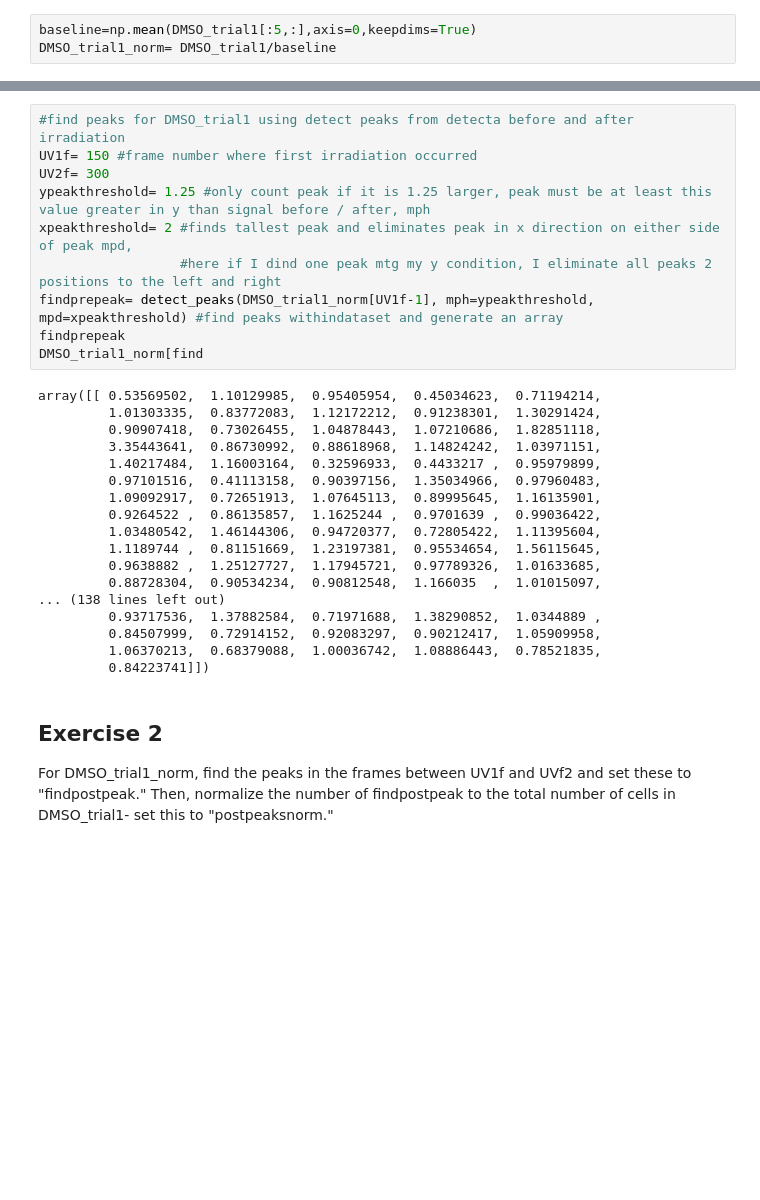
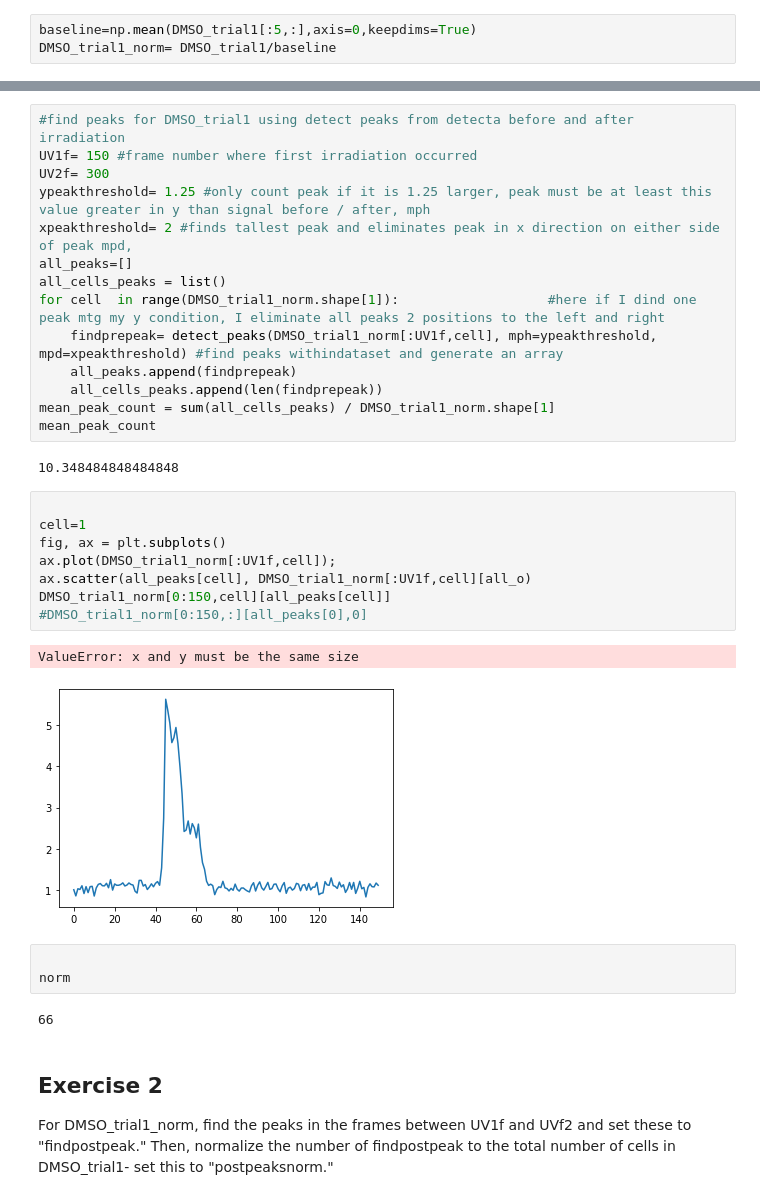
Before and after one commit to sarahigarza/Vollum_Python_ClassProj, a Jupyter notebook: live imaging with probes analysis.ipynb, the cells around one changed output, grey strips where cells are left out. Cells and saved outputs as stored; diff of their text form; blank space fills up the shorter version.

```diff
--- a/live imaging with probes analysis.ipynb
+++ b/live imaging with probes analysis.ipynb
@@ -40,31 +40,35 @@ There is no findpeaks function in python, but Marcos Duarte wrote a package call
-# %%
-#find peaks for DMSO_trial1 using detect peaks from detecta before and after irradiation
-UV1f= 150 #frame number where first irradiation occurred
-UV2f= 300
-ypeakthreshold= 1.25 #only count peak if it is 1.25 larger, peak must be at least this value greater in y than signal before / after, mph
-xpeakthreshold= 2 #finds tallest peak and eliminates peak in x direction on either side of peak mpd,
-                  #here if I dind one peak mtg my y condition, I eliminate all peaks 2 positions to the left and right
-findprepeak= detect_peaks(DMSO_trial1_norm[UV1f-1], mph=ypeakthreshold, mpd=xpeakthreshold) #find peaks withindataset and generate an array
-findprepeak
-DMSO_trial1_norm[find
-# %% [output]
-array([[ 0.53569502,  1.10129985,  0.95405954,  0.45034623,  0.71194214,
-         1.01303335,  0.83772083,  1.12172212,  0.91238301,  1.30291424,
-         0.90907418,  0.73026455,  1.04878443,  1.07210686,  1.82851118,
-         3.35443641,  0.86730992,  0.88618968,  1.14824242,  1.03971151,
-         1.40217484,  1.16003164,  0.32596933,  0.4433217 ,  0.95979899,
-         0.97101516,  0.41113158,  0.90397156,  1.35034966,  0.97960483,
-         1.09092917,  0.72651913,  1.07645113,  0.89995645,  1.16135901,
-         0.9264522 ,  0.86135857,  1.1625244 ,  0.9701639 ,  0.99036422,
-         1.03480542,  1.46144306,  0.94720377,  0.72805422,  1.11395604,
-         1.1189744 ,  0.81151669,  1.23197381,  0.95534654,  1.56115645,
-         0.9638882 ,  1.25127727,  1.17945721,  0.97789326,  1.01633685,
-         0.88728304,  0.90534234,  0.90812548,  1.166035  ,  1.01015097,
-... (138 lines left out)
-         0.93717536,  1.37882584,  0.71971688,  1.38290852,  1.0344889 ,
-         0.84507999,  0.72914152,  0.92083297,  0.90212417,  1.05909958,
-         1.06370213,  0.68379088,  1.00036742,  1.08886443,  0.78521835,
-         0.84223741]])
+# %%
+#find peaks for DMSO_trial1 using detect peaks from detecta before and after irradiation
+UV1f= 150 #frame number where first irradiation occurred
+UV2f= 300
+ypeakthreshold= 1.25 #only count peak if it is 1.25 larger, peak must be at least this value greater in y than signal before / after, mph
+xpeakthreshold= 2 #finds tallest peak and eliminates peak in x direction on either side of peak mpd,
+all_peaks=[]
+all_cells_peaks = list()
+for cell  in range(DMSO_trial1_norm.shape[1]):                   #here if I dind one peak mtg my y condition, I eliminate all peaks 2 positions to the left and right
+    findprepeak= detect_peaks(DMSO_trial1_norm[:UV1f,cell], mph=ypeakthreshold, mpd=xpeakthreshold) #find peaks withindataset and generate an array
+    all_peaks.append(findprepeak)
+    all_cells_peaks.append(len(findprepeak))
+mean_peak_count = sum(all_cells_peaks) / DMSO_trial1_norm.shape[1]
+mean_peak_count
+# %% [output]
+10.348484848484848
+# %%
+
+cell=1
+fig, ax = plt.subplots()
+ax.plot(DMSO_trial1_norm[:UV1f,cell]);
+ax.scatter(all_peaks[cell], DMSO_trial1_norm[:UV1f,cell][all_o)
+DMSO_trial1_norm[0:150,cell][all_peaks[cell]]
+#DMSO_trial1_norm[0:150,:][all_peaks[0],0]
+# %% [output]
+ValueError: x and y must be the same size
+[figure, added]
+# %%
+
+norm
+# %% [output]
+66
 # %% [markdown]
 ## Exercise 2
 For DMSO_trial1_norm, find the peaks in the frames between UV1f and UVf2 and set these to "findpostpeak." Then, normalize the number of findpostpeak to the total number of cells in DMSO_trial1- set this to "postpeaksnorm."
```
Also changed, not shown: parts of 1 cell of this notebook.
